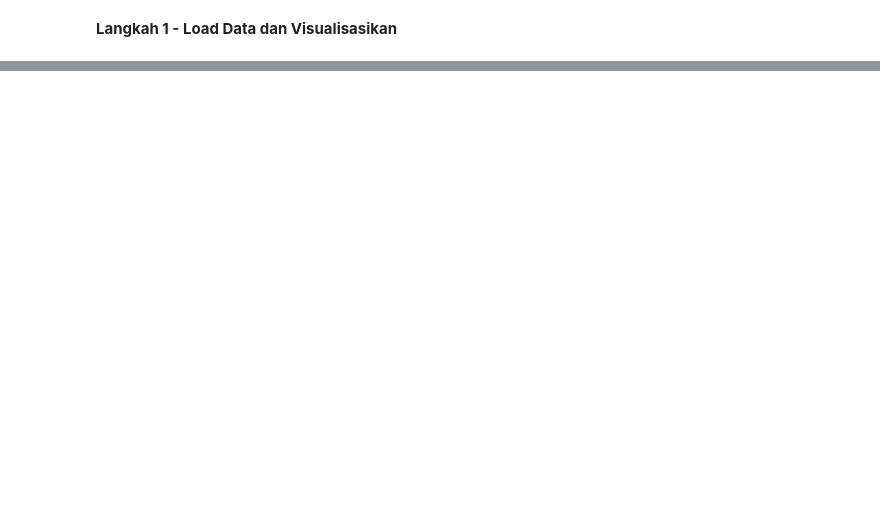
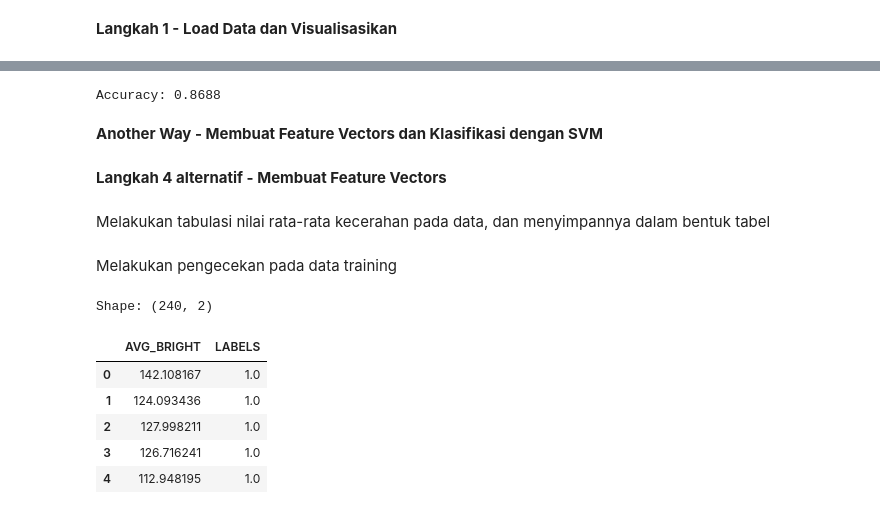
Before and after one commit to YayunEldina/PEMB_MESIN_Ganjil_2024, a Jupyter notebook: Jobsheet_4_Klasifikasi.ipynb, the cells around one changed output, grey strips where cells are left out. Cells and saved outputs as stored; diff of their text form; code cells hidden in the pictures; blank space fills up the shorter version.

```diff
--- a/Jobsheet_4_Klasifikasi.ipynb
+++ b/Jobsheet_4_Klasifikasi.ipynb
@@ -357,0 +452,6 @@ test_dir = "images/test/"
+# %%
+def standarized_input(image):
+    # resize to w: 1100, h:600
+    std_img = cv2.resize(image, (1100,600))
+
+    return std_img
@@ -357,0 +491,2 @@ test_dir = "images/test/"
+# %%
+train_std_img_list = preprocess(train_img)
@@ -357,0 +517,12 @@ test_dir = "images/test/"
+# %%
+# Get feature based on average brightness using HSV colorspace
+def avg_brightness(image):
+    # Convert image to HSV
+    img_hsv = cv2.cvtColor(image, cv2.COLOR_RGB2HSV)
+
+    # Calculate the avg of brightness
+    sum_brightness = np.sum(img_hsv[:,:,2]) # take the 3rb value which is the V channel
+    area = image.shape[0] * image.shape[1]
+    avg = sum_brightness / area
+
+    return avg
@@ -357,0 +615,54 @@ test_dir = "images/test/"
+# %%
+# Evaluate on test data
+
+# Load test data
+test_img = load_dataset(test_dir)
+
+# Preprocess
+test_std_img_list = preprocess(test_img)
+
+# Predict
+evaluate(test_std_img_list, threshold=120)
+# %% [output]
+Accuracy: 0.8688
+# %% [markdown]
+**Another Way - Membuat Feature Vectors dan Klasifikasi dengan SVM**
+# %% [markdown]
+**Langkah 4 alternatif - Membuat Feature Vectors**
+# %% [markdown]
+Melakukan tabulasi nilai rata-rata kecerahan pada data, dan menyimpannya dalam bentuk tabel
+# %%
+# Create function to extract feature for every images and stored in tabular data
+# Stored in Pandas dataframe
+def extract_avg_bright_feature(img_list):
+    avg_list = []
+    labels = []
+
+    for img in img_list:
+        img_avg = avg_brightness(img[0]) # Get the avg brightness from image
+        img_label = img[1] # Get the image label
+
+        avg_list.append(img_avg)
+        labels.append(img_label)
+
+    # Stack data in columcular way
+    data = np.column_stack((avg_list, labels))
+    # Create a Pandas dataframe
+    df = pd.DataFrame(data, columns=['AVG_BRIGHT', 'LABELS'])
+
+    return df
+# %% [markdown]
+Melakukan pengecekan pada data training
+# %%
+# Extract feature on train data
+train_avg_img = extract_avg_bright_feature(train_std_img_list)
+print(f'Shape: {train_avg_img.shape}')
+train_avg_img.head()
+# %% [output]
+Shape: (240, 2)
+|  | AVG_BRIGHT | LABELS |
+| 0 | 142.108167 | 1.0 |
+| 1 | 124.093436 | 1.0 |
+| 2 | 127.998211 | 1.0 |
+| 3 | 126.716241 | 1.0 |
+| 4 | 112.948195 | 1.0 |
```
Also changed, not shown: parts of 49 cells of this notebook.
